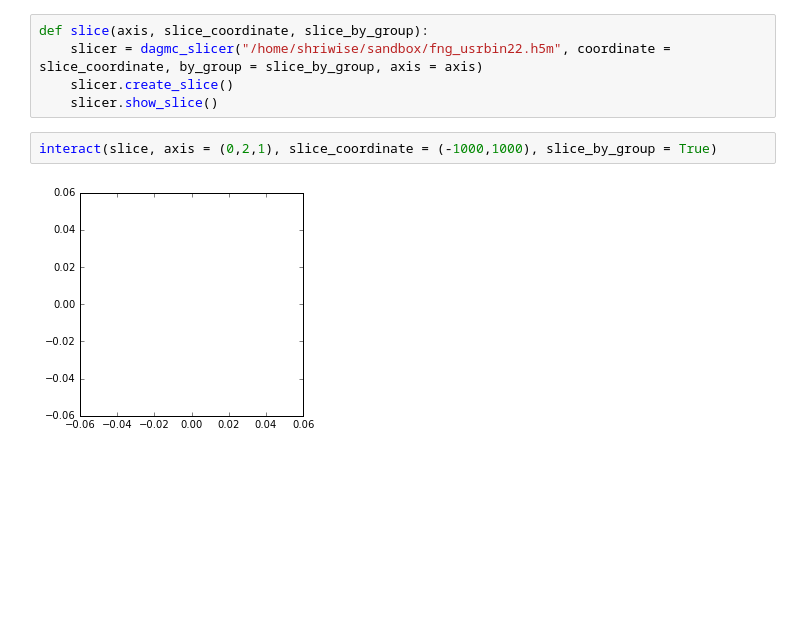
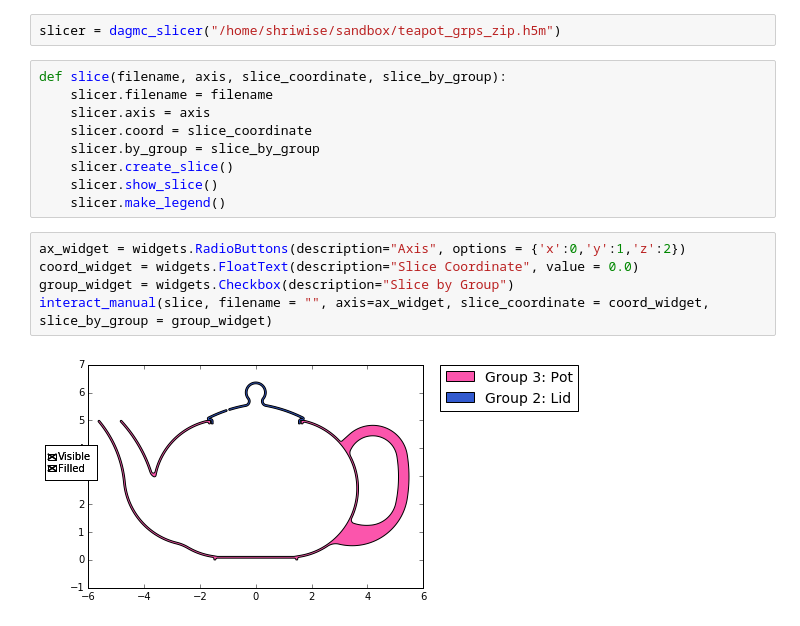
Before and after one commit to Pshriwise/dag_slicer, a Jupyter notebook: dag_slicer_interactive.ipynb, the cells around one changed output. Drawn from its saved outputs; the diff is of its cells as text; blank space fills up the shorter version.

```diff
--- a/dag_slicer_interactive.ipynb
+++ b/dag_slicer_interactive.ipynb
@@ -10,9 +14,18 @@ from dagmc_slice_tool import dagmc_slicer
+# %%
+slicer = dagmc_slicer("/home/shriwise/sandbox/teapot_grps_zip.h5m")
 # %%
-def slice(axis, slice_coordinate, slice_by_group):
-    slicer = dagmc_slicer("/home/shriwise/sandbox/fng_usrbin22.h5m", coordinate = slice_coordinate, by_group = slice_by_group, axis = axis)
+def slice(filename, axis, slice_coordinate, slice_by_group):
+    slicer.filename = filename
+    slicer.axis = axis
+    slicer.coord = slice_coordinate
+    slicer.by_group = slice_by_group
     slicer.create_slice()
     slicer.show_slice()
+    slicer.make_legend()
-# %%
-interact(slice, axis = (0,2,1), slice_coordinate = (-1000,1000), slice_by_group = True)
-# %% [output]
-[figure, removed]
+# %%
+ax_widget = widgets.RadioButtons(description="Axis", options = {'x':0,'y':1,'z':2})
+coord_widget = widgets.FloatText(description="Slice Coordinate", value = 0.0)
+group_widget = widgets.Checkbox(description="Slice by Group")
+interact_manual(slice, filename = "", axis=ax_widget, slice_coordinate = coord_widget, slice_by_group = group_widget)
+# %% [output]
+[figure, added]
```
Also changed, not shown: parts of 1 cell of this notebook, 1 other file.
